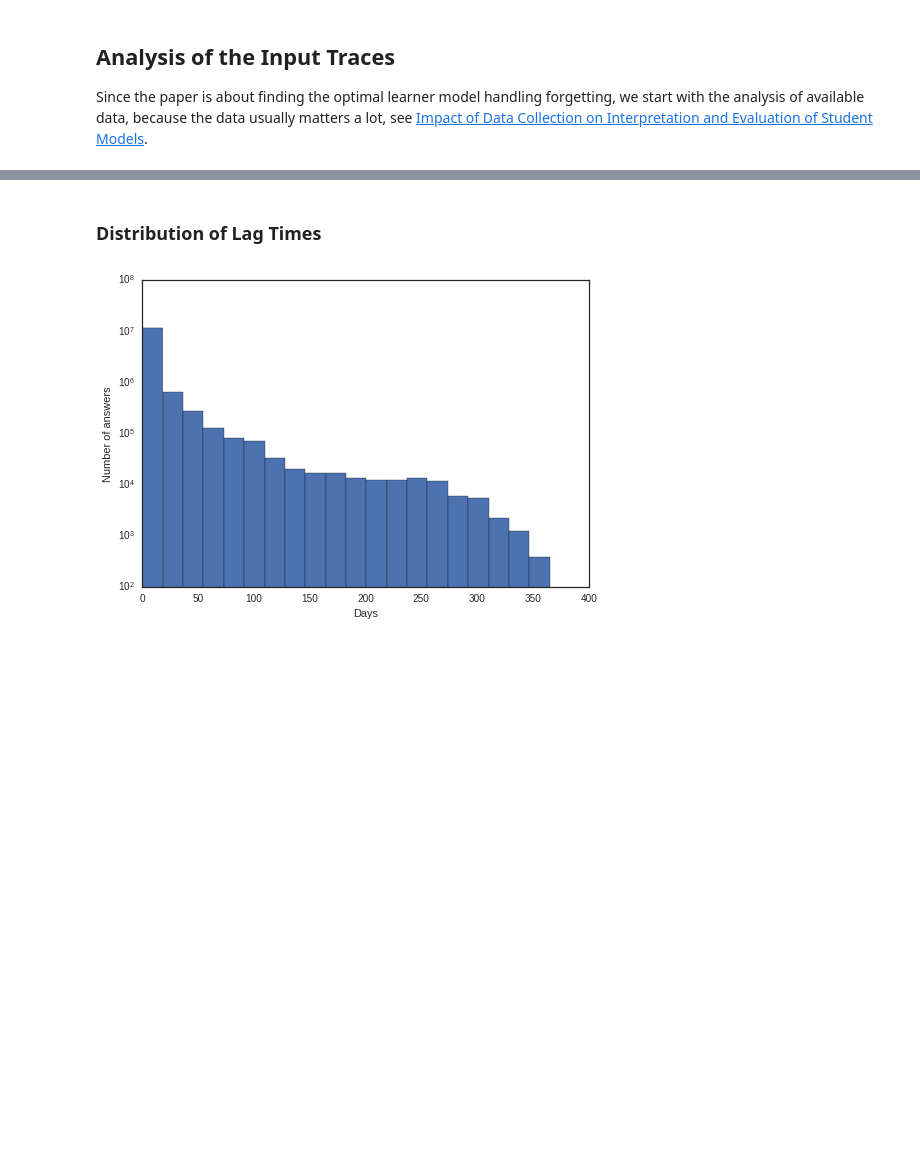
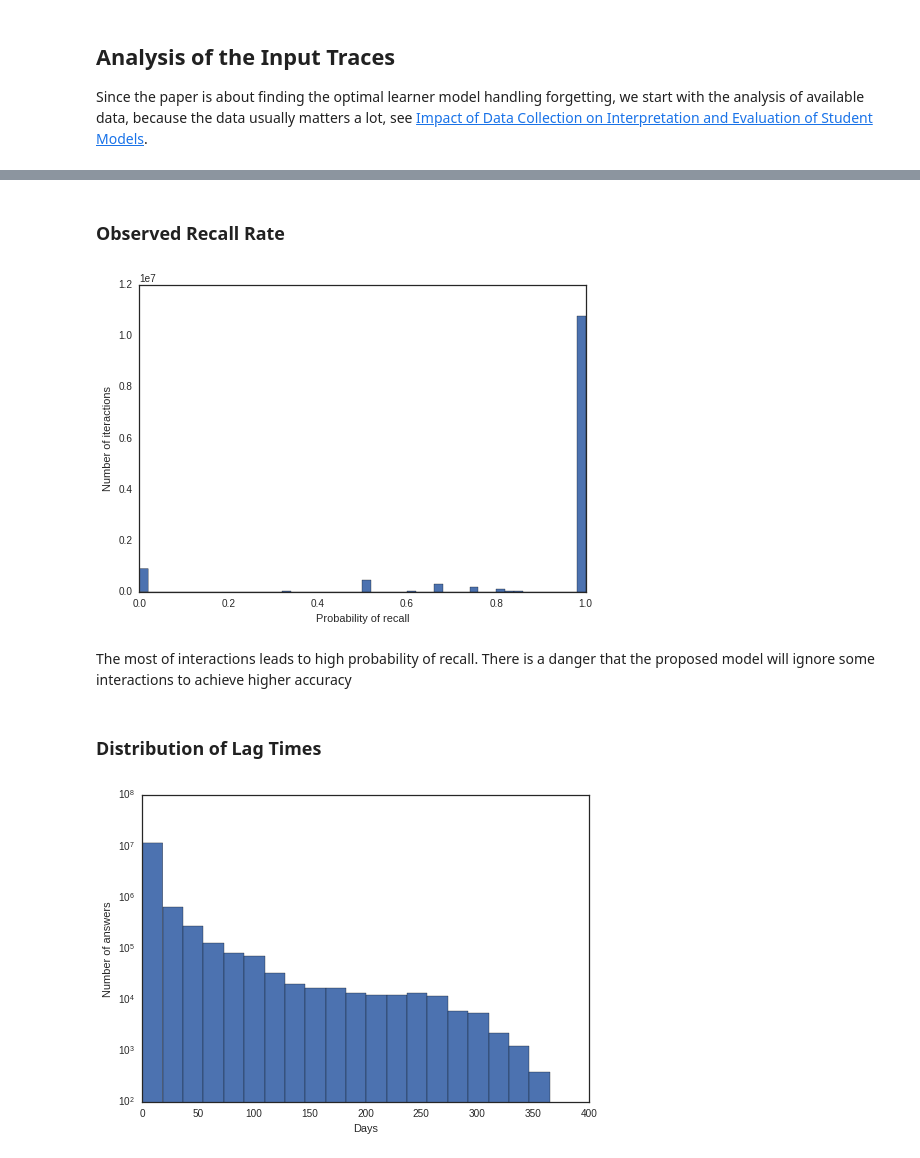
Before and after one commit to papousek/duolingo-halflife-regression, a Jupyter notebook: Analysis.ipynb, the cells around one changed output, grey strips where cells are left out. Saved outputs shown, nothing was run; the diff lists cells and outputs as text; code cells hidden in the pictures; blank space fills up the shorter version.

Commit message:
observed recall rate

```diff
--- a/Analysis.ipynb
+++ b/Analysis.ipynb
@@ -52,6 +55,17 @@ traces.head()
 | 2 | 1.0 | 1362076081 | 27649635 | u:FO | de | en | 35a54c25a2cda8127343f6a82e6f6b7d | mann/mann<n><m><sg><nom> | ... |
 | 3 | 0.5 | 1362076081 | 27649635 | u:FO | de | en | 0cf63ffe3dda158bc3dbd55682b355ae | frau/frau<n><f><sg><nom> | ... |
 | 4 | 1.0 | 1362076081 | 27649635 | u:FO | de | en | 84920990d78044db53c1b012f5bf9ab5 | das/das<det><def><nt><sg><nom> | ... |
+# %% [markdown]
+### Observed Recall Rate
+# %%
+plt.hist(traces['p_recall'], bins=50)
+plt.ylabel('Number of iteractions')
+plt.xlabel('Probability of recall')
+plt.show()
+# %% [output]
+[figure, added]
+# %% [markdown]
+The most of interactions leads to high probability of recall. There is a danger that the proposed model will ignore some interactions to achieve higher accuracy
 # %% [markdown]
 ### Distribution of Lag Times
 # %%
```
Also changed, not shown: parts of 2 cells of this notebook.
